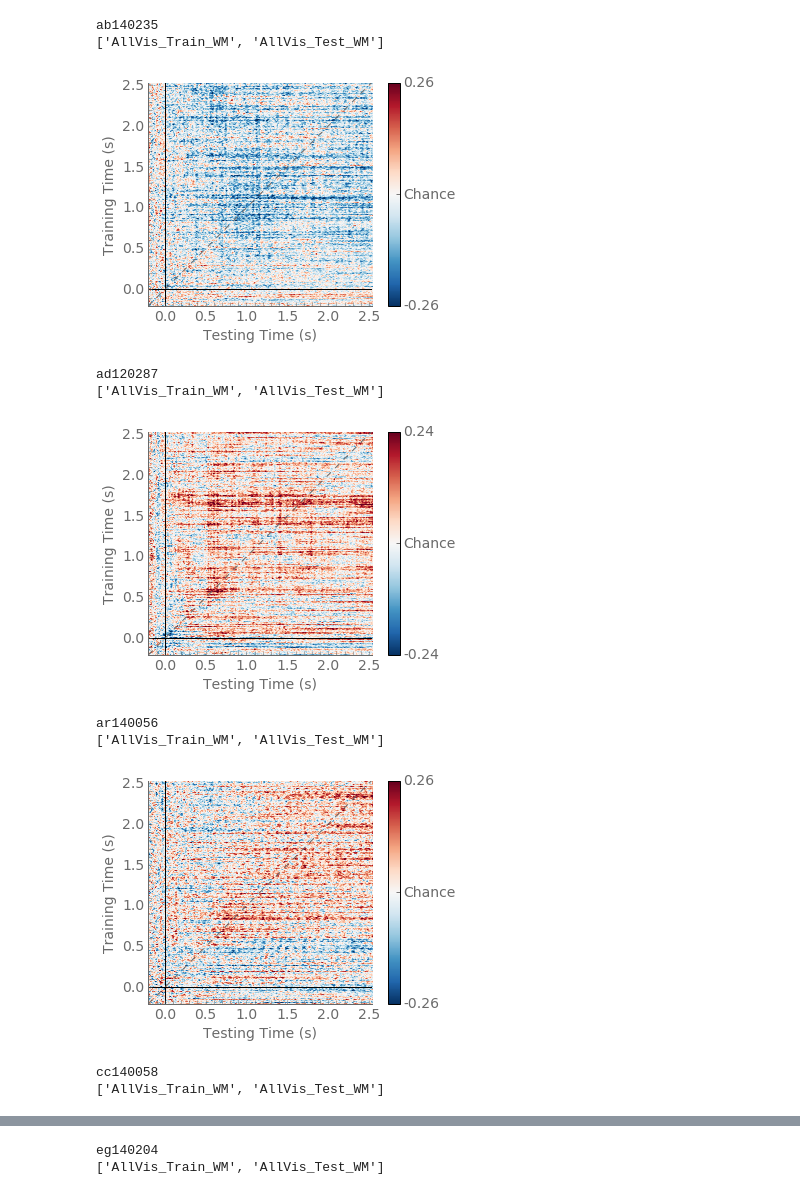
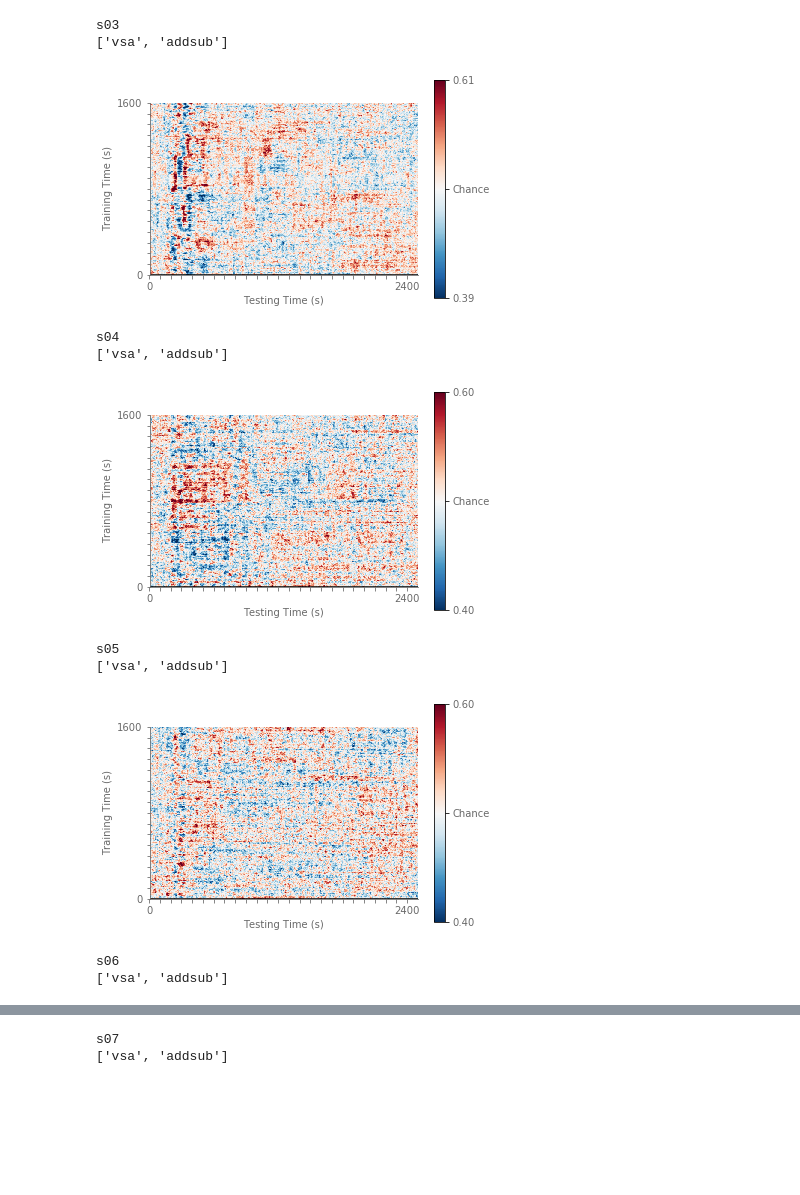
Before and after one commit to pinheirochagas/Calc_MEG, a Jupyter notebook: decoding/notebooks/decoding_notebook.ipynb, the cells around one changed output, grey strips where cells are left out. Cells and saved outputs as stored; diff of their text form; code cells hidden in the pictures; blank space fills up the shorter version.

Commit message:
plot decoding

```diff
--- a/decoding/notebooks/decoding_notebook.ipynb
+++ b/decoding/notebooks/decoding_notebook.ipynb
@@ -38,6 +44,7 @@ toi = [[0.3, 0.6], [0.8, 2.532]] #training time points over which to average
 # %%
-####################Initialize results####################
+#Initialize results
 all_scores = []
 all_diagonals = []
+all_ypred = []
 # %%
 ####################Load data####################
@@ -61,4 +85,0 @@ all_diagonals = np.array(all_diagonals)
-# %%
-####################Reshape data####################
-all_scores = np.reshape(all_scores, (len(ListCondition), len(ListSubject), score.shape[0], score.shape[1])) #n_cond, n_subj, training_times, testing_times
-all_diagonals = np.reshape(all_diagonals, (len(ListCondition), len(ListSubject), diagonal.shape[0]))
@@ -92,16 +165,0 @@ for c, cond in enumerate(ListCondition):
-# %%
-####################Compute time averages for diagonal####################
-timeBins = [[0.1, 0.3], [0.3, 0.6], [0.6, 1.6], [1.6, 2.532]]
-group_diagonal_AVG = np.zeros((len(ListCondition), len(timeBins), len(ListSubject)))
-sem_group_diagonal_AVG = np.zeros((len(ListCondition), len(timeBins)))
-
-for c, cond in enumerate(ListCondition):
-    for tb, timebin in enumerate(timeBins):
-        #Identify the index
-        ind1 = np.where(time == timeBins[tb][0])
-        ind1 = int(ind1[0][0])
-        ind2 = np.where(time == timeBins[tb][1])
-        ind2 = int(ind2[0][0])
-
-        group_diagonal_AVG[c, tb, :] = np.mean(all_diagonals[c, :,  ind1 : ind2], 1)
-        sem_group_diagonal_AVG[c, tb] = stats.sem(np.mean(all_diagonals[c, :, ind1 : ind2], 1), 0)
@@ -147,8 +166,8 @@ for c, cond in enumerate(ListCondition):
 # %%
- ####################Compute stats for averaged diagonal####################
-p_values_group_diagonal_AVG = np.zeros((len(ListCondition), len(timeBins)))
+ #Compute stats for averaged diagonal
+p_values_group_diagonal_AVG = np.zeros((len(conditions), len(timeBins)))
 
-for c, cond in enumerate(ListCondition):
+for c, cond in enumerate(conditions):
     for tb, timebin in enumerate(timeBins):
         p_values_group_diagonal_AVG[c, tb] = parallel_stats(group_diagonal_AVG[c, tb, :] - chance, function = _my_wilcoxon, correction = False, n_jobs = -1)
         p_values_group_diagonal_AVG[c, tb] = p_values_group_diagonal_AVG[c, tb]/2.
@@ -160,22 +174,22 @@ for c, cond in enumerate(ListCondition):
 # %%
-####################Plot original GAT####################
-for c, cond in enumerate(ListCondition):
-    for s, sub in enumerate(ListSubject):
+#Plot original GAT - individual subjects
+for c, cond in enumerate(conditions):
+    for s, sub in enumerate(subjects):
         print(sub)
         print(cond)
-        pretty_gat(all_scores[c, s, :, :], times = time, chance = chance, ax = None, sig = None, cmap = 'RdBu_r',
+        pretty_gat(all_scores[c, s, :, :], chance = chance, ax = None, sig = None, cmap = 'RdBu_r',
              clim = None, colorbar = True, xlabel = 'Testing Time (s)',
-             ylabel = 'Training Time (s)', sfreq = 250, diagonal = 'dimgray', test_times = None, smoothWindow=0)
+             ylabel = 'Training Time (s)', sfreq = 250, test_times = None)
         plt.show()
 # %% [output]
-ab140235
-['AllVis_Train_WM', 'AllVis_Test_WM']
+s03
+['vsa', 'addsub']
-[figure, old version]
+[figure, new version]
-ad120287
-['AllVis_Train_WM', 'AllVis_Test_WM']
+s04
+['vsa', 'addsub']
-[figure, old version]
+[figure, new version]
-ar140056
-['AllVis_Train_WM', 'AllVis_Test_WM']
+s05
+['vsa', 'addsub']
-[figure, old version]
+[figure, new version]
-cc140058
-['AllVis_Train_WM', 'AllVis_Test_WM']
+s06
+['vsa', 'addsub']
@@ -183,2 +197,2 @@ cc140058
-eg140204
-['AllVis_Train_WM', 'AllVis_Test_WM']
+s07
+['vsa', 'addsub']
```
Also changed, not shown: parts of 21 cells of this notebook, 7 other files.
